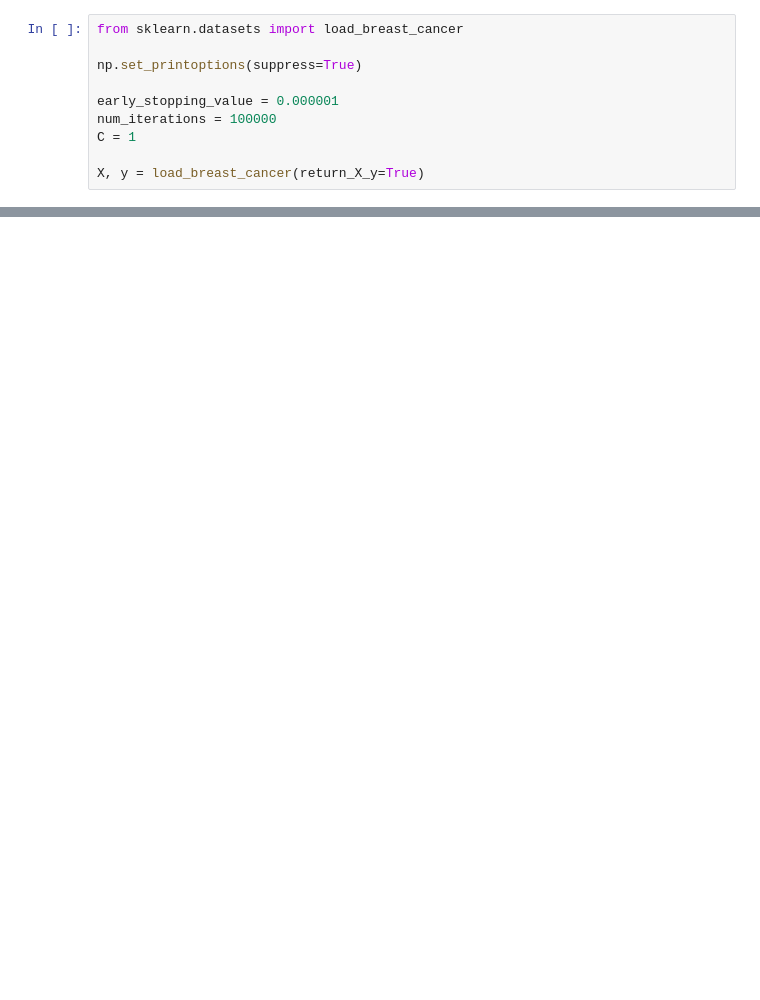
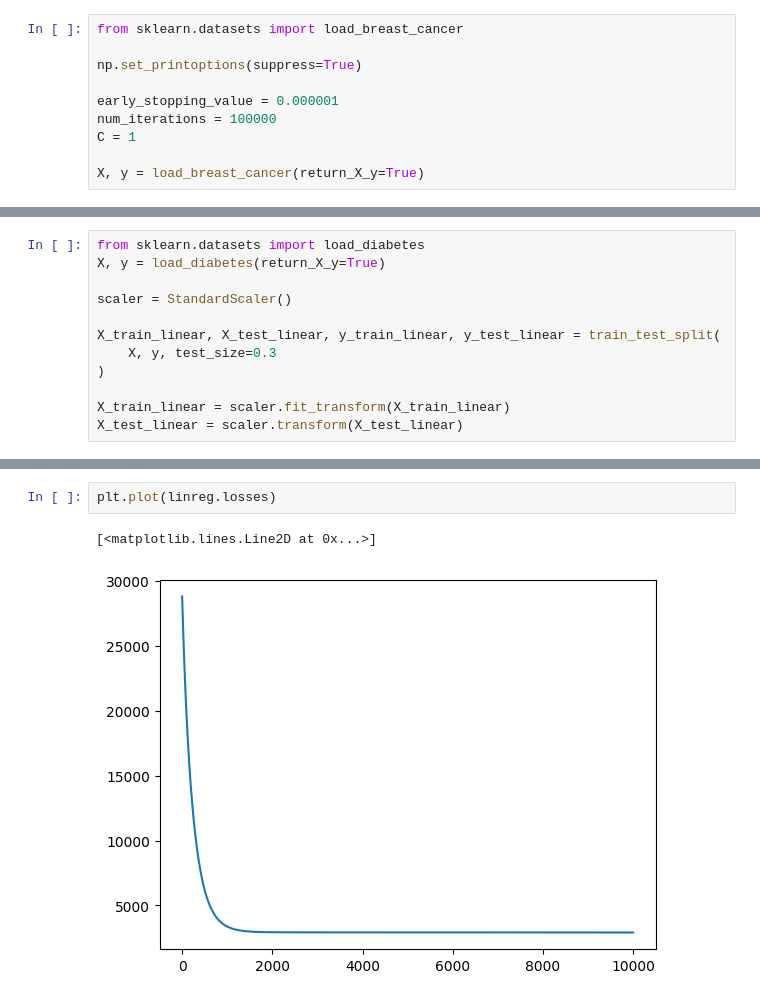
Before and after one commit to Allord42/ML-models-from-scratch, a Jupyter notebook: ML/logreg.ipynb, the cells around one changed output, grey strips where cells are left out. Cells and saved outputs as stored; diff of their text form; blank space fills up the shorter version.

```diff
--- a/ML/logreg.ipynb
+++ b/ML/logreg.ipynb
@@ -139,0 +196,12 @@ plt.plot(log_reg.losses)
+# %%
+from sklearn.datasets import load_diabetes
+X, y = load_diabetes(return_X_y=True)
+
+scaler = StandardScaler()
+
+X_train_linear, X_test_linear, y_train_linear, y_test_linear = train_test_split(
+    X, y, test_size=0.3
+)
+
+X_train_linear = scaler.fit_transform(X_train_linear)
+X_test_linear = scaler.transform(X_test_linear)
@@ -139,0 +243,5 @@ plt.plot(log_reg.losses)
+# %%
+plt.plot(linreg.losses)
+# %% [output]
+[<matplotlib.lines.Line2D at 0x...>]
+[figure, added]
```
Also changed, not shown: parts of 7 cells of this notebook.
